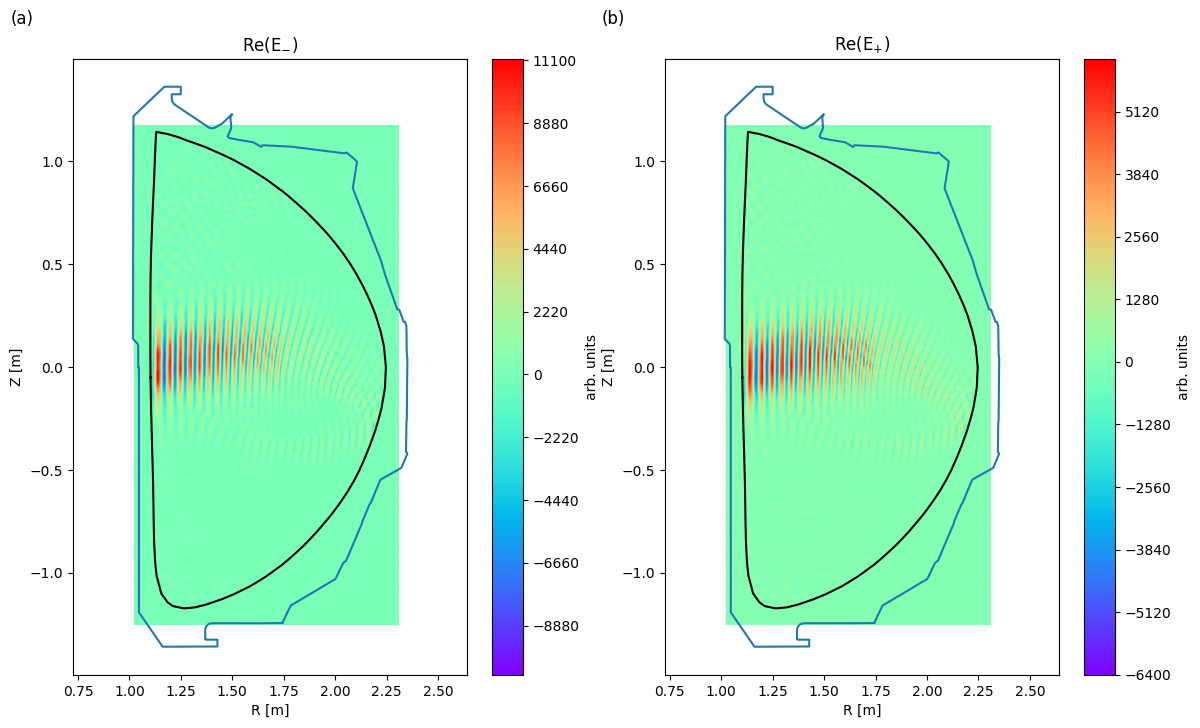
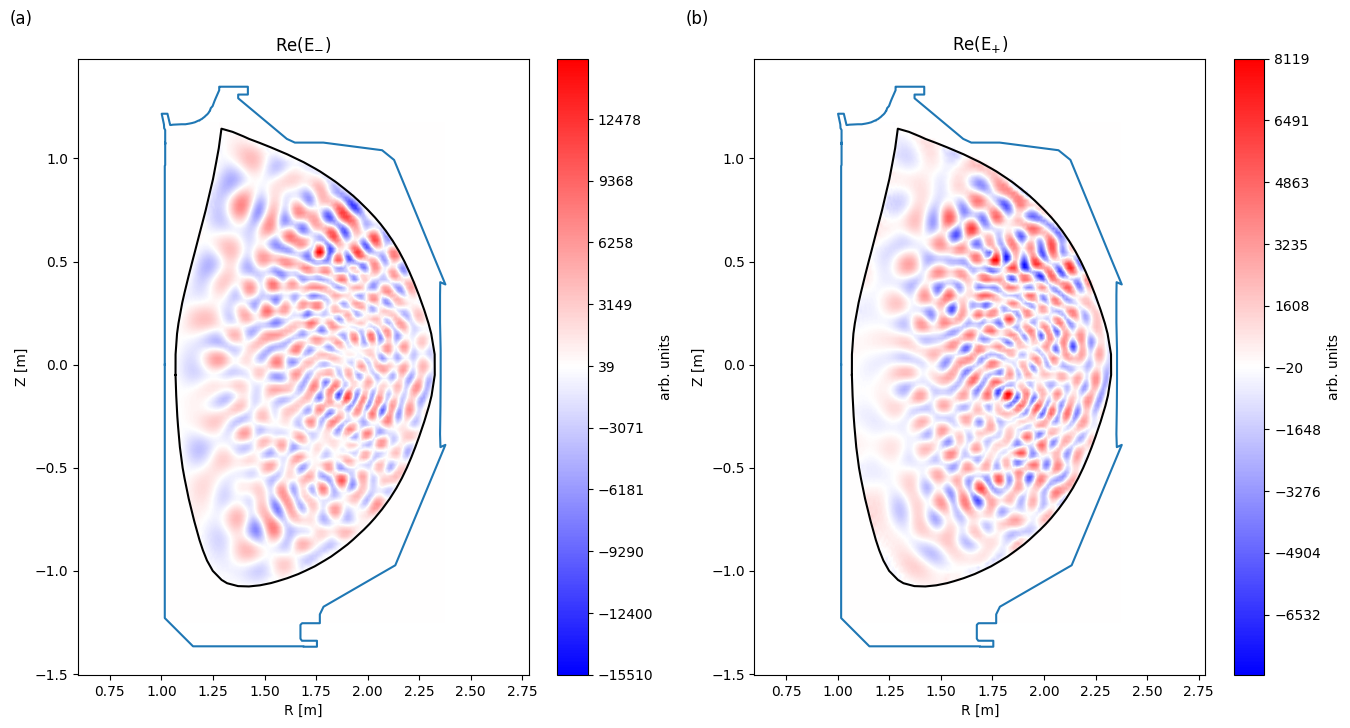
Unified diff of the notebook cell whose output changed from the first chart to the second:
--- before
+++ after
@@ -1,2 +1,2 @@
 # now plot E+ and E-
-aorsa_pp.plot_Eplus_Eminus(figsize=(14,8), logplot=False, cmap='rainbow')
+aorsa_pp.plot_Eplus_Eminus(figsize=(16,8), logplot=False, cmap='bwr')

Commit: added far3d pp updates